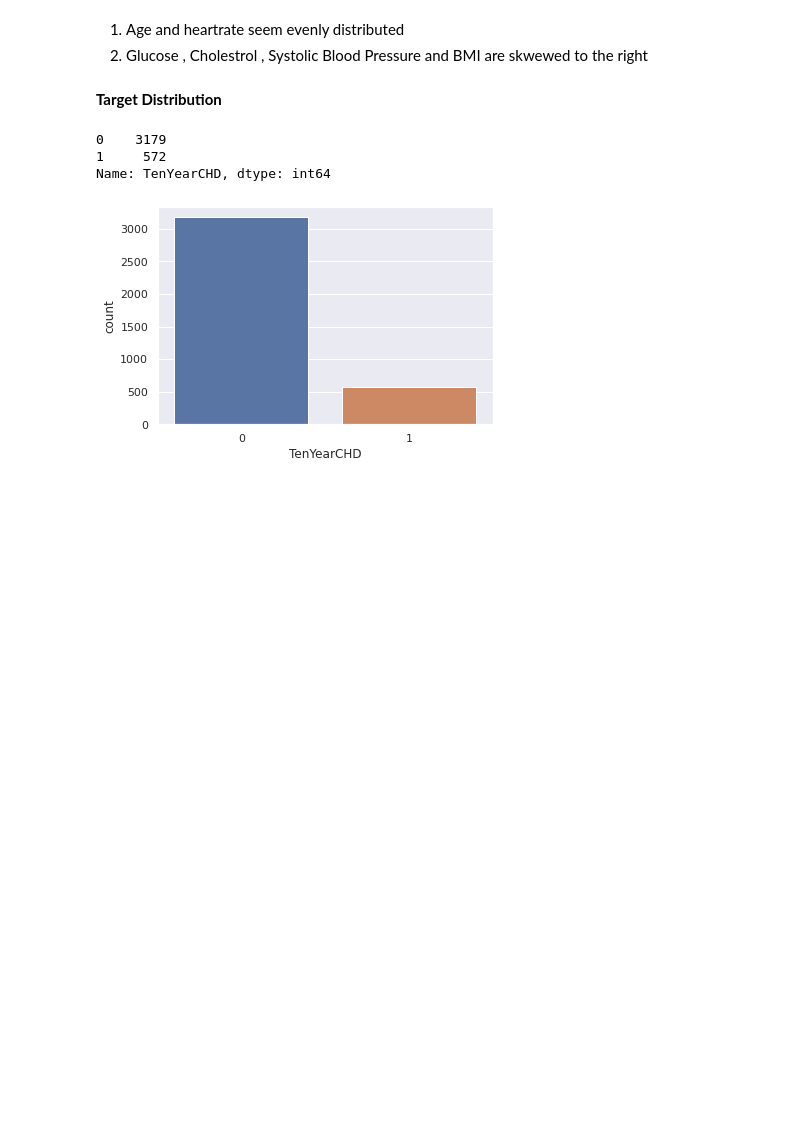
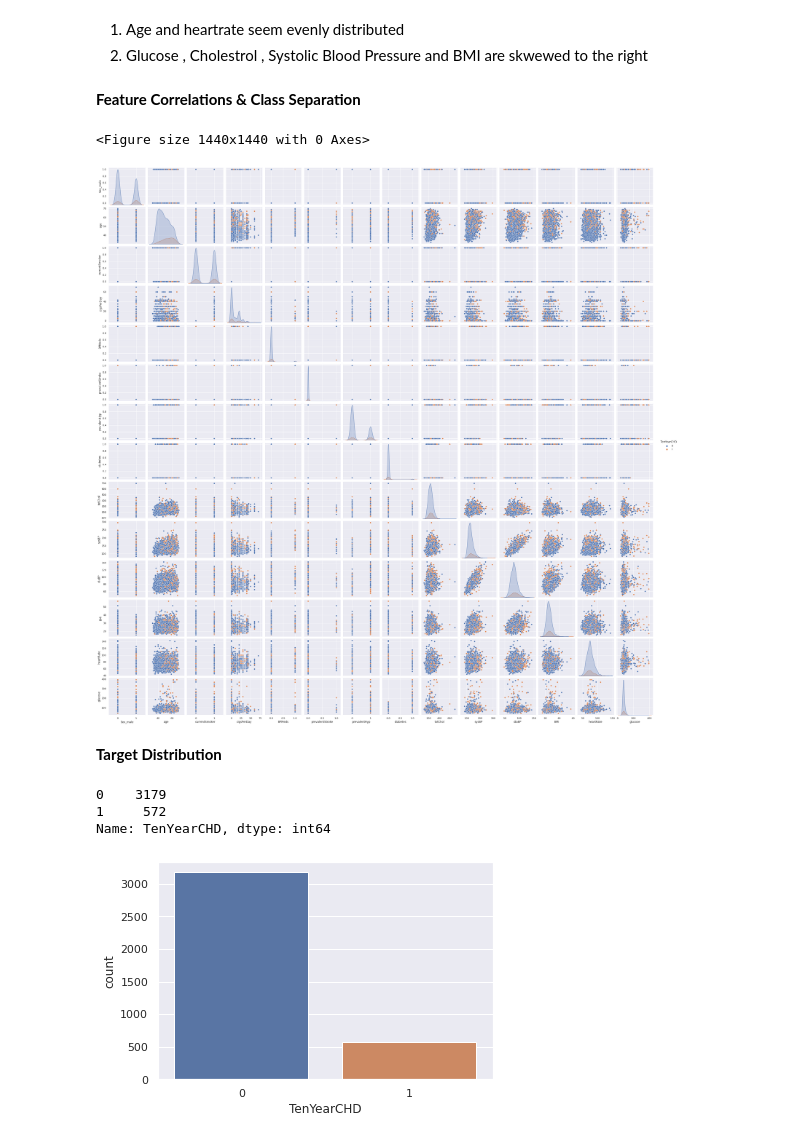
Before and after one commit to ravi260372/Data_Science_Python, a Jupyter notebook: Predicting_Heart_Disease_using_Logistic_Regression.ipynb, the cells around one changed output. Drawn from its saved outputs; the diff is of its cells as text; code cells hidden in the pictures; blank space fills up the shorter version.

```diff
--- a/Predicting_Heart_Disease_using_Logistic_Regression.ipynb
+++ b/Predicting_Heart_Disease_using_Logistic_Regression.ipynb
@@ -213,6 +213,15 @@ draw_histograms(heart_df,heart_df.columns,6,3)
 # %% [markdown]
 1. Age and heartrate seem evenly distributed
 2. Glucose , Cholestrol , Systolic Blood Pressure and BMI are skwewed to the right
+# %% [markdown]
+**Feature Correlations & Class Separation**
+# %%
+# Pairplot
+plt.figure(figsize=(20,20))
+sns.pairplot(data=heart_df , hue = 'TenYearCHD');
+# %% [output]
+<Figure size 1440x1440 with 0 Axes>
+[figure, added]
 # %% [markdown]
 **Target Distribution**
 # %%
```
Also changed, not shown: parts of 14 cells of this notebook.
